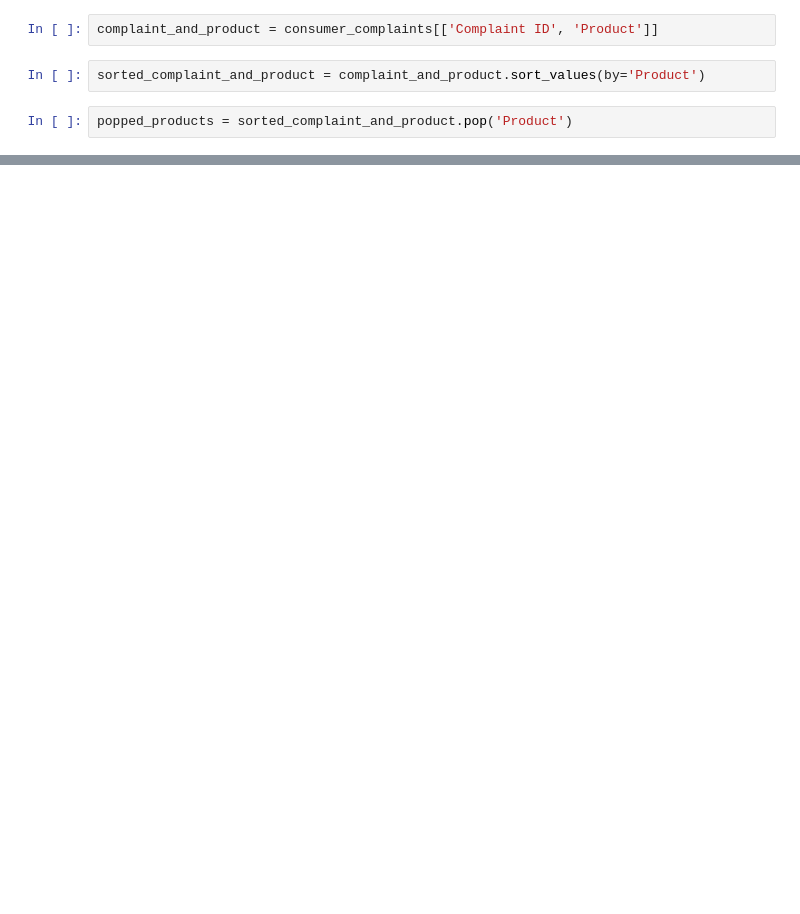
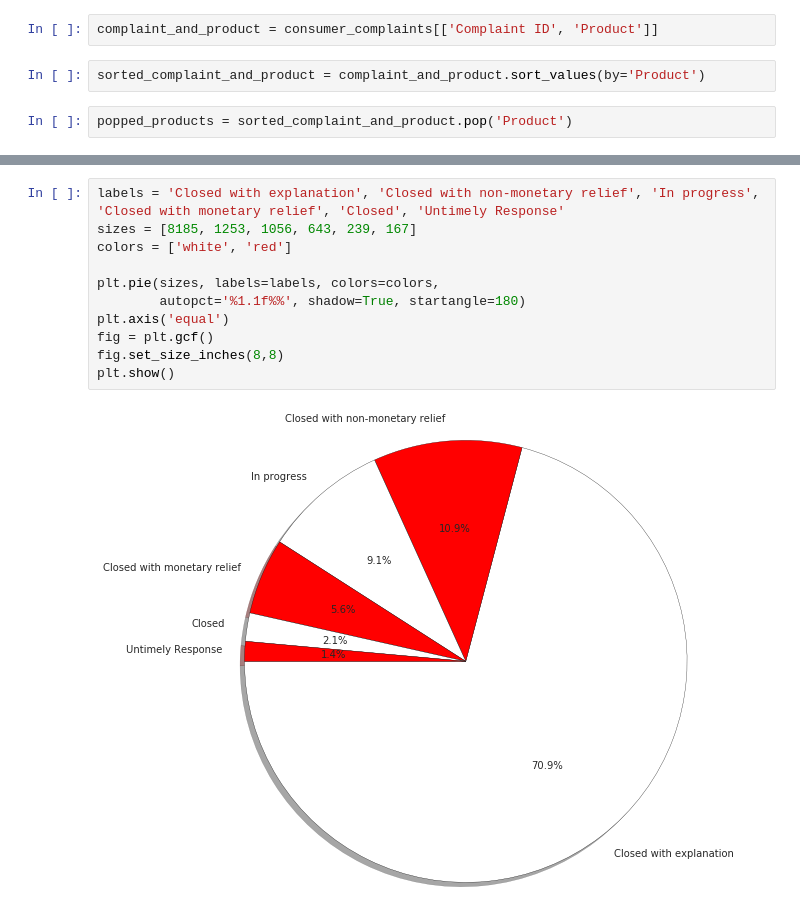
Before and after one commit to njberejan/consumer-complaints, a Jupyter notebook: consumer-complaints.ipynb, the cells around one changed output, grey strips where cells are left out. Drawn from its saved outputs; the diff is of its cells as text; blank space fills up the shorter version.

```diff
--- a/consumer-complaints.ipynb
+++ b/consumer-complaints.ipynb
@@ -105,0 +136,13 @@ plt.show()
+# %%
+labels = 'Closed with explanation', 'Closed with non-monetary relief', 'In progress', 'Closed with monetary relief', 'Closed', 'Untimely Response'
+sizes = [8185, 1253, 1056, 643, 239, 167]
+colors = ['white', 'red']
+
+plt.pie(sizes, labels=labels, colors=colors,
+        autopct='%1.1f%%', shadow=True, startangle=180)
+plt.axis('equal')
+fig = plt.gcf()
+fig.set_size_inches(8,8)
+plt.show()
+# %% [output]
+[figure, added]
```
Also changed, not shown: parts of 36 cells of this notebook.
